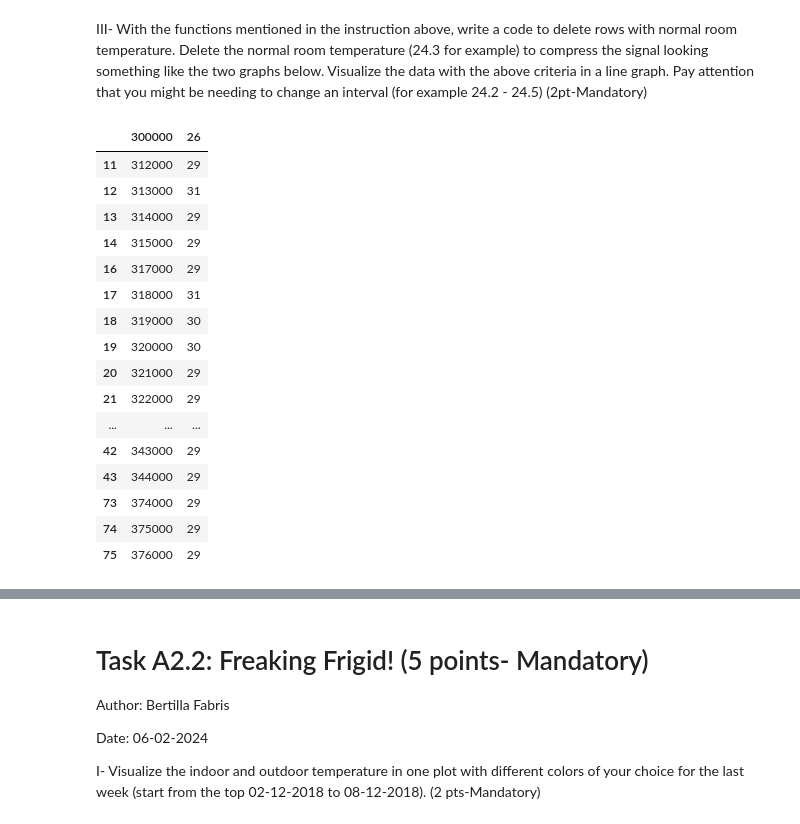
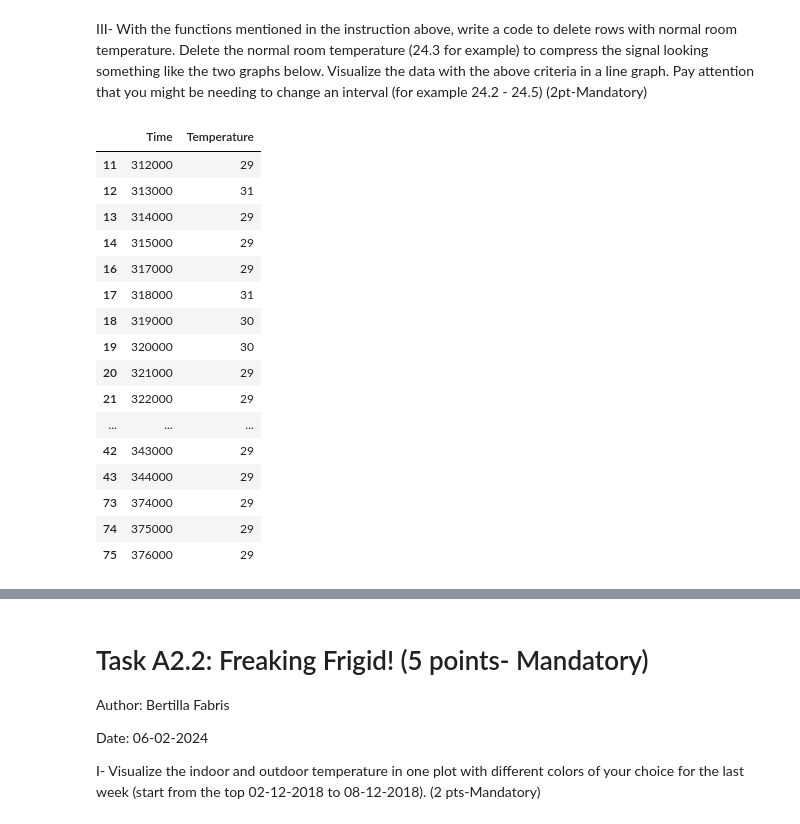
Before and after one commit to cybertilla/Lab2, a Jupyter notebook: Lab2.ipynb, the cells around one changed output, grey strips where cells are left out. Saved outputs shown, nothing was run; the diff lists cells and outputs as text; code cells hidden in the pictures.

```diff
--- a/Lab2.ipynb
+++ b/Lab2.ipynb
@@ -15,6 +15,10 @@ import numpy as np
 import seaborn as sns
 
 #read data from csv file, do not parse dates
-nano_df = pd.read_csv('temp.csv')
+nano_df = pd.read_csv('temp1.csv')
+#change column headers
+nano_df.rename(columns={"300000":"Time"}, inplace=True)
+nano_df.rename(columns={"26":"Temperature"}, inplace=True)
+
 nano_df
 # %% [output]
@@ -55,12 +69,13 @@ III- With the functions mentioned in the instruction above, write a code to dele
 Delete the normal room temperature (24.3 for example) to compress the signal looking something like the two graphs below.
 Visualize the data with the above criteria in a line graph. Pay attention that you might be needing to change an interval (for example 24.2 - 24.5) (2pt-Mandatory)
 # %%
-filtered = nano_df[nano_df['26'] > 28]
-#note: the board was quite warm due to my old laptop overheating
+filtered = nano_df[nano_df['Temperature'] > 28]
+#note: the board was quite warm due to my old laptop (beside it) overheating
 #the temperature sensor records the temp on the board itself
+#the filtered df shows only temperatures above 28
 filtered
 # %% [output]
-|  | 300000 | 26 |
+|  | Time | Temperature |
 | 11 | 312000 | 29 |
 | 12 | 313000 | 31 |
 | 13 | 314000 | 29 |
```
Also changed, not shown: parts of 30 cells of this notebook.
